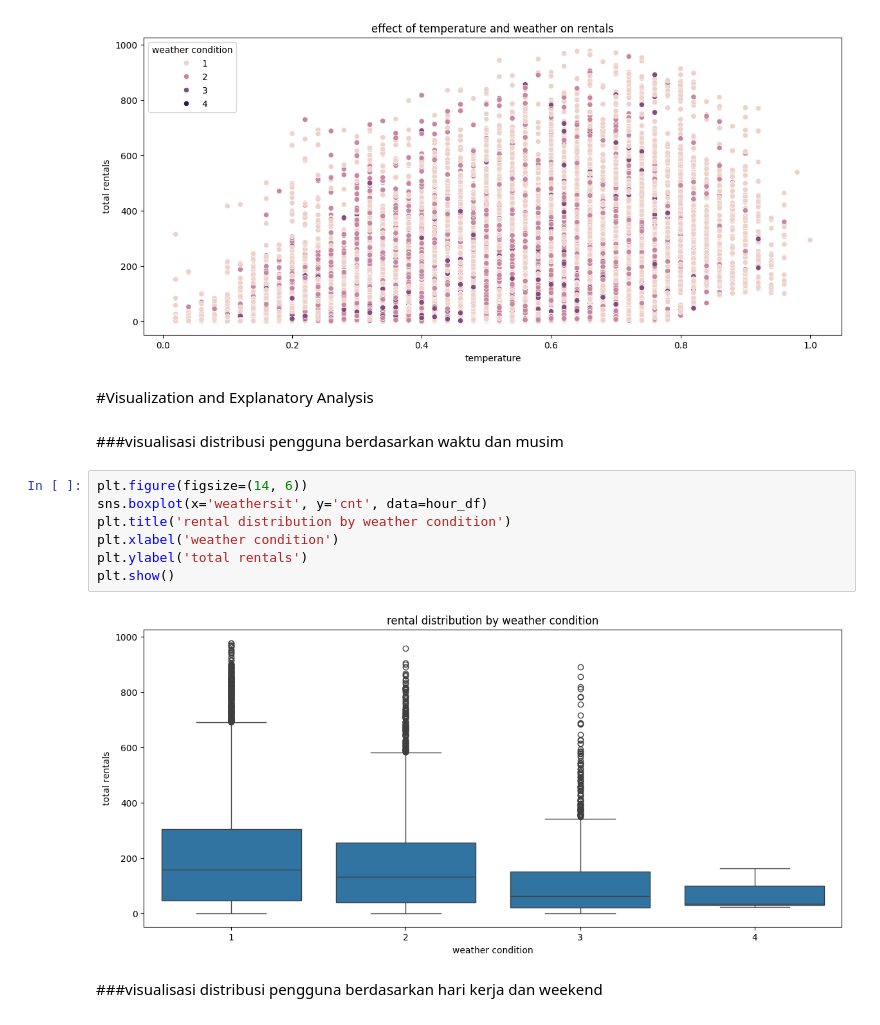
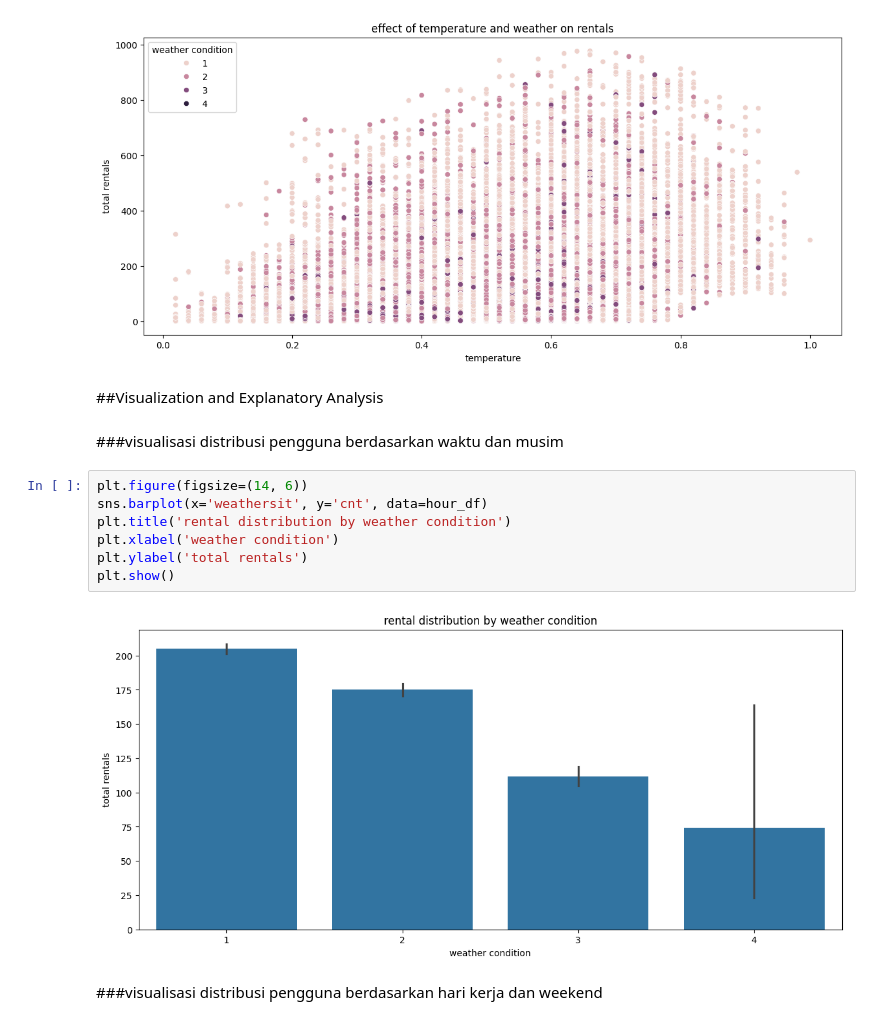
Before and after one commit to noahvlone/Projek-Analisis-Data-dengan-Python, a Jupyter notebook: Bike_Sharing_Analysis.ipynb, the cells around one changed output. Drawn from its saved outputs; the diff is of its cells as text.

```diff
--- a/Bike_Sharing_Analysis.ipynb
+++ b/Bike_Sharing_Analysis.ipynb
@@ -394,18 +382,18 @@ plt.show()
 # %% [output]
 [figure]
 # %% [markdown]
-#Visualization and Explanatory Analysis
+##Visualization and Explanatory Analysis
 # %% [markdown]
 ###visualisasi distribusi pengguna berdasarkan waktu dan musim
 # %%
 plt.figure(figsize=(14, 6))
-sns.boxplot(x='weathersit', y='cnt', data=hour_df)
+sns.barplot(x='weathersit', y='cnt', data=hour_df)
 plt.title('rental distribution by weather condition')
 plt.xlabel('weather condition')
 plt.ylabel('total rentals')
 plt.show()
 # %% [output]
-[figure, old version]
+[figure, new version]
 # %% [markdown]
 ###visualisasi distribusi pengguna berdasarkan hari kerja dan weekend
 # %%
```
Also changed, not shown: parts of 31 cells of this notebook.
